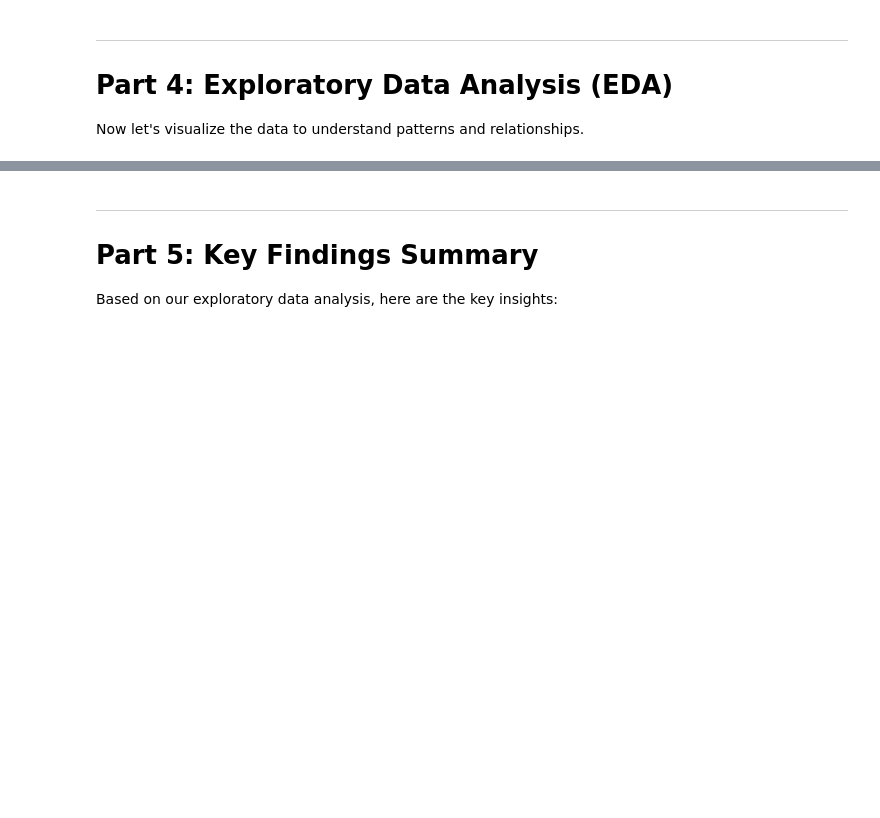
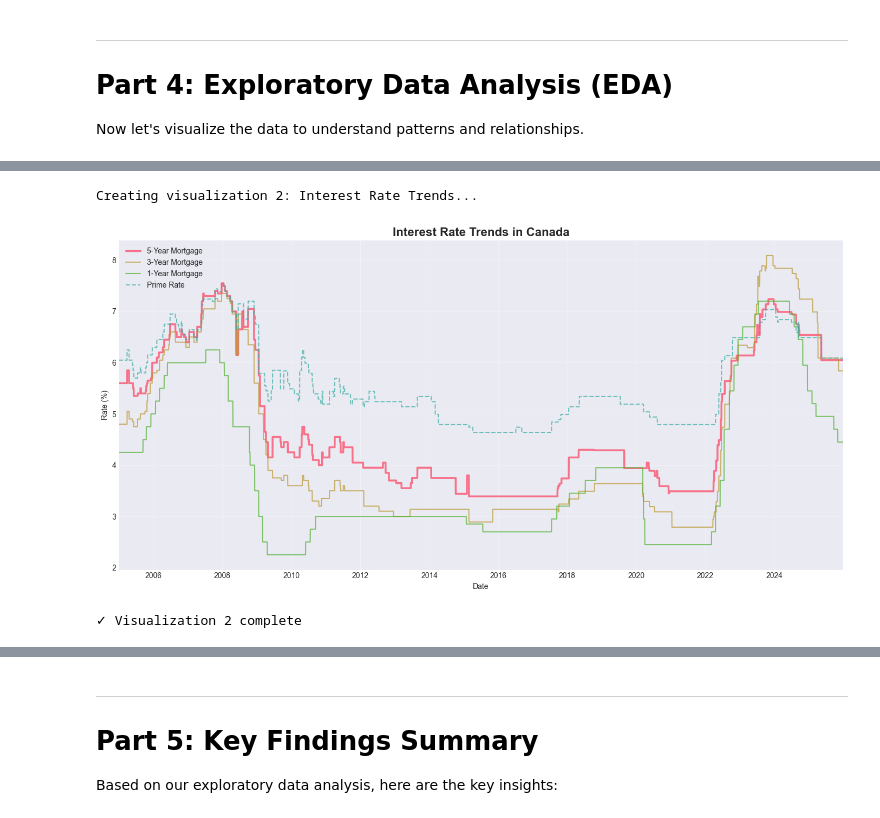
Before and after one commit to ChloeLeeFullStackDeveloper/CANADIAN-HOUSING-MARKET-ANALYSIS, a Jupyter notebook: 02_Notebooks/Housing_Analysis_EDA.ipynb, the cells around one changed output, grey strips where cells are left out. Drawn from its saved outputs; the diff is of its cells as text; code cells hidden in the pictures; blank space fills up the shorter version.

```diff
--- a/02_Notebooks/Housing_Analysis_EDA.ipynb
+++ b/02_Notebooks/Housing_Analysis_EDA.ipynb
@@ -413,38 +513,34 @@ display(stats)
 # %%
 # EDA 2: Interest Rate Trends
 print("Creating visualization 2: Interest Rate Trends...")
 
 # Get unique monthly rates
-rates_df = df[['Date', 'Mortgage_1Y', 'Mortgage_3Y', 'Mortgage_5Y', 'Prime_Rate']].drop_duplicates('Date').sort_values('Date')
+
+rates_df = df[
+    ['Date', 'Mortgage_1Y_x', 'Mortgage_3Y_x', 'Mortgage_5Y_x', 'Prime_Rate_x']
+].drop_duplicates('Date').sort_values('Date')
 
 fig, ax = plt.subplots(figsize=(14, 7))
 
-ax.plot(rates_df['Date'], rates_df['Mortgage_5Y'], label='5-Year Mortgage',
-        linewidth=2.5, color='#e74c3c')
-ax.plot(rates_df['Date'], rates_df['Mortgage_3Y'], label='3-Year Mortgage',
-        linewidth=2, color='#3498db', alpha=0.7)
-ax.plot(rates_df['Date'], rates_df['Mortgage_1Y'], label='1-Year Mortgage',
-        linewidth=2, color='#2ecc71', alpha=0.7)
-ax.plot(rates_df['Date'], rates_df['Prime_Rate'], label='Prime Rate',
-        linewidth=2, color='#f39c12', linestyle='--', alpha=0.7)
+ax.plot(rates_df['Date'], rates_df['Mortgage_5Y_x'], label='5-Year Mortgage', linewidth=2.5)
+ax.plot(rates_df['Date'], rates_df['Mortgage_3Y_x'], label='3-Year Mortgage', alpha=0.7)
+ax.plot(rates_df['Date'], rates_df['Mortgage_1Y_x'], label='1-Year Mortgage', alpha=0.7)
+ax.plot(rates_df['Date'], rates_df['Prime_Rate_x'], label='Prime Rate', linestyle='--', alpha=0.7)
 
 # Event markers
-ax.axvline(pd.to_datetime('2020-03-01'), color='orange', linestyle='--', alpha=0.3)
-ax.text(pd.to_datetime('2020-03-01'), ax.get_ylim()[1]*0.95,
-        'COVID\n(Rates Drop)', rotation=0, va='top', ha='left', fontsize=9)
-
-ax.axvline(pd.to_datetime('2022-03-01'), color='red', linestyle='--', alpha=0.3)
-ax.text(pd.to_datetime('2022-03-01'), ax.get_ylim()[1]*0.95,
-        'Rate\nHikes', rotation=0, va='top', ha='left', fontsize=9)
-
-ax.set_title('Interest Rate Trends (2005-2025)', fontsize=16, fontweight='bold')
-ax.set_xlabel('Date', fontsize=12)
-ax.set_ylabel('Interest Rate (%)', fontsize=12)
-ax.legend(loc='upper right', fontsize=10)
+ax.set_xlim(rates_df['Date'].min(), rates_df['Date'].max())
+ax.set_title('Interest Rate Trends in Canada', fontsize=16, fontweight='bold')
+ax.set_xlabel('Date')
+ax.set_ylabel('Rate (%)')
+ax.legend()
 ax.grid(True, alpha=0.3)
 plt.tight_layout()
 plt.show()
 
 print("✓ Visualization 2 complete")
+# %% [output]
+Creating visualization 2: Interest Rate Trends...
+[figure, added]
+✓ Visualization 2 complete
 # %%
 # EDA 3: Dual-Axis Chart (Price vs Interest Rate)
```
Also changed, not shown: parts of 23 cells of this notebook, 1 other file.
